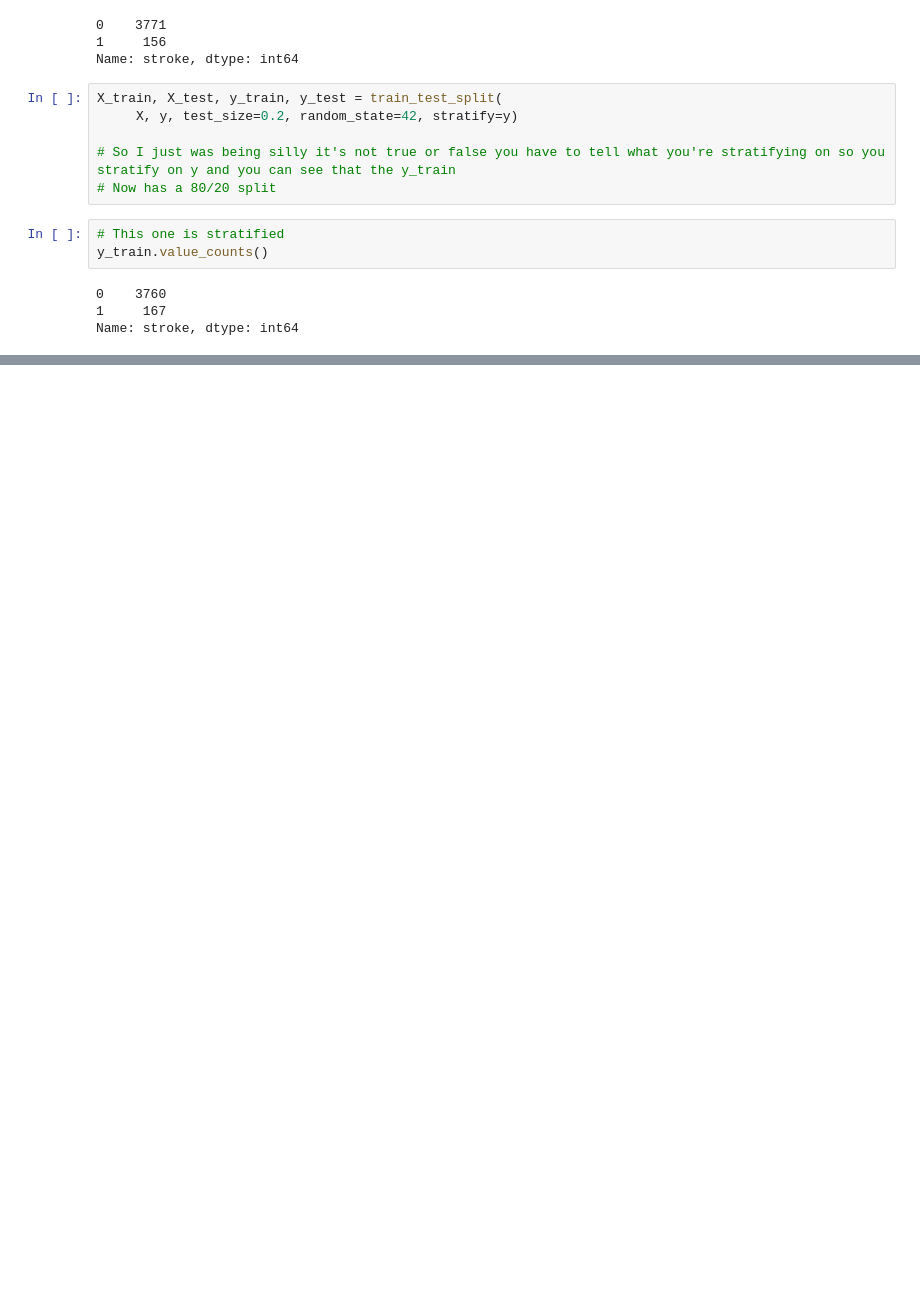
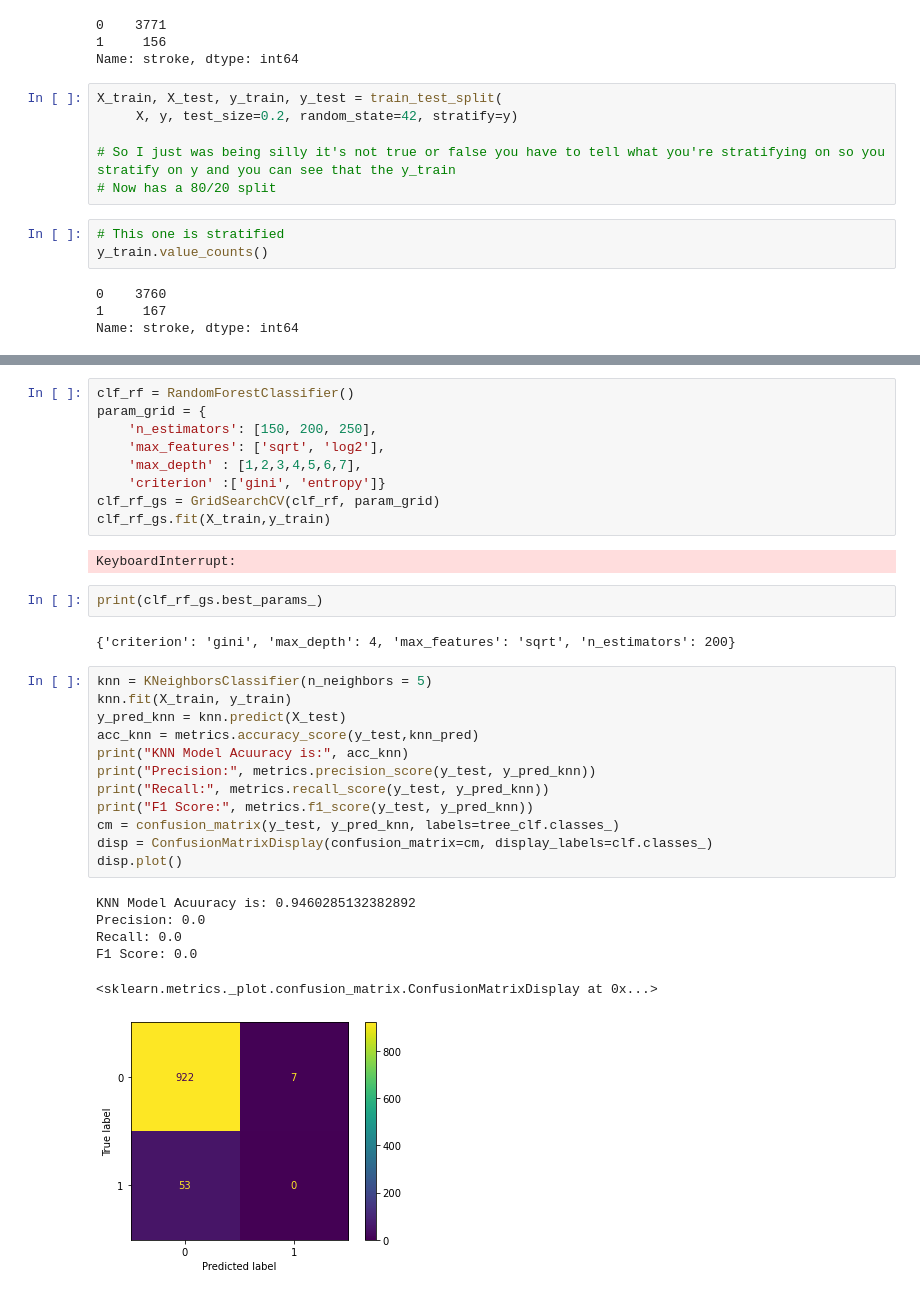
Before and after one commit to AnthonyCampbell208/SC22-BatchA-Frenzied-Physcists, a Jupyter notebook: final project/model_training.ipynb, the cells around one changed output, grey strips where cells are left out. Cells and saved outputs as stored; diff of their text form; blank space fills up the shorter version.

```diff
--- a/final project/model_training.ipynb
+++ b/final project/model_training.ipynb
@@ -163,0 +247,34 @@ X.shape
+# %%
+clf_rf = RandomForestClassifier()
+param_grid = {
+    'n_estimators': [150, 200, 250],
+    'max_features': ['sqrt', 'log2'],
+    'max_depth' : [1,2,3,4,5,6,7],
+    'criterion' :['gini', 'entropy']}
+clf_rf_gs = GridSearchCV(clf_rf, param_grid)
+clf_rf_gs.fit(X_train,y_train)
+# %% [output]
+KeyboardInterrupt:
+# %%
+print(clf_rf_gs.best_params_)
+# %% [output]
+{'criterion': 'gini', 'max_depth': 4, 'max_features': 'sqrt', 'n_estimators': 200}
+# %%
+knn = KNeighborsClassifier(n_neighbors = 5)
+knn.fit(X_train, y_train)
+y_pred_knn = knn.predict(X_test)
+acc_knn = metrics.accuracy_score(y_test,knn_pred)
+print("KNN Model Acuuracy is:", acc_knn)
+print("Precision:", metrics.precision_score(y_test, y_pred_knn))
+print("Recall:", metrics.recall_score(y_test, y_pred_knn))
+print("F1 Score:", metrics.f1_score(y_test, y_pred_knn))
+cm = confusion_matrix(y_test, y_pred_knn, labels=tree_clf.classes_)
+disp = ConfusionMatrixDisplay(confusion_matrix=cm, display_labels=clf.classes_)
+disp.plot()
+# %% [output]
+KNN Model Acuuracy is: 0.9460285132382892
+Precision: 0.0
+Recall: 0.0
+F1 Score: 0.0
+<sklearn.metrics._plot.confusion_matrix.ConfusionMatrixDisplay at 0x...>
+[figure, added]
```
Also changed, not shown: parts of 15 cells of this notebook, 10 other files.
